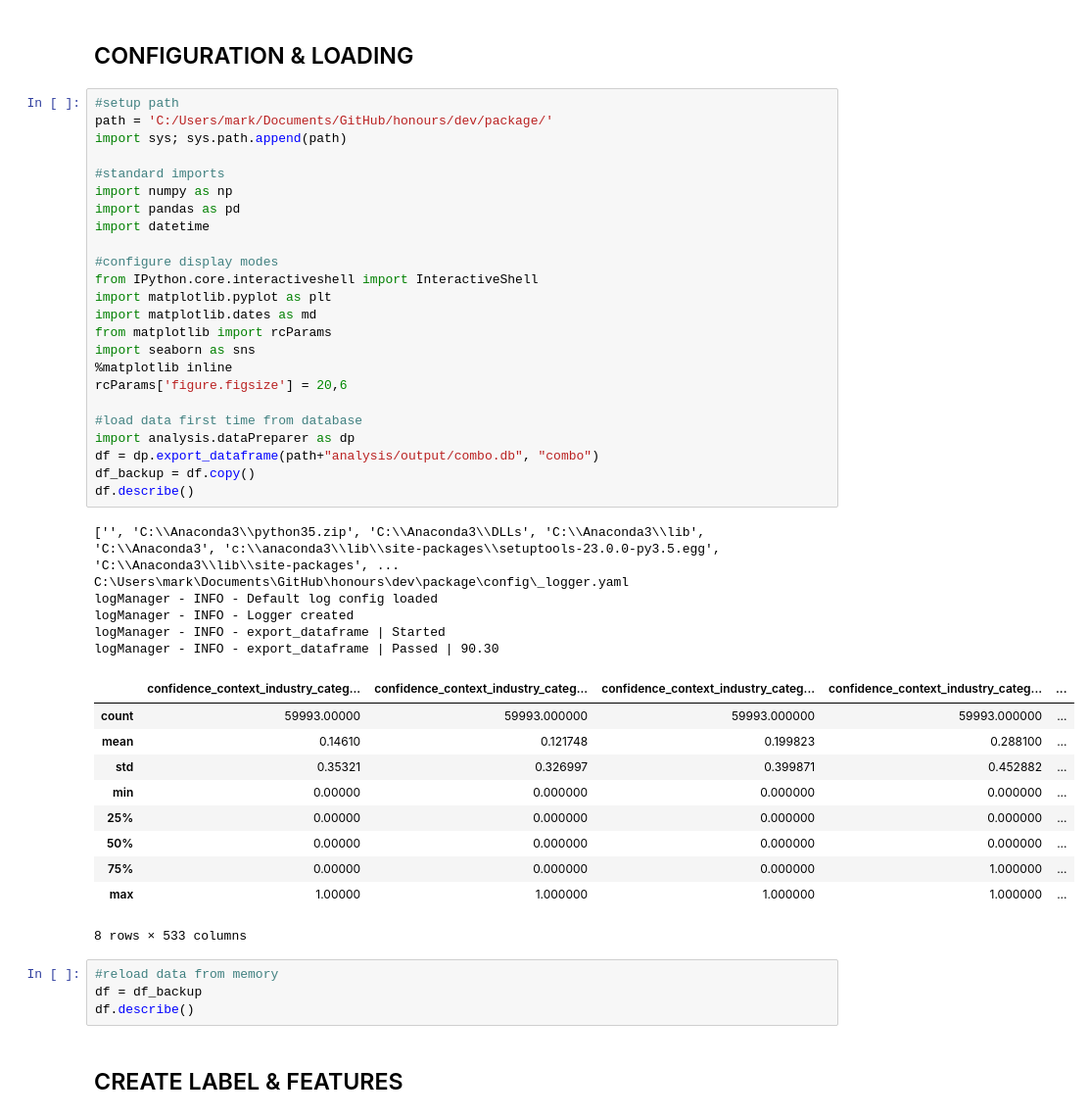
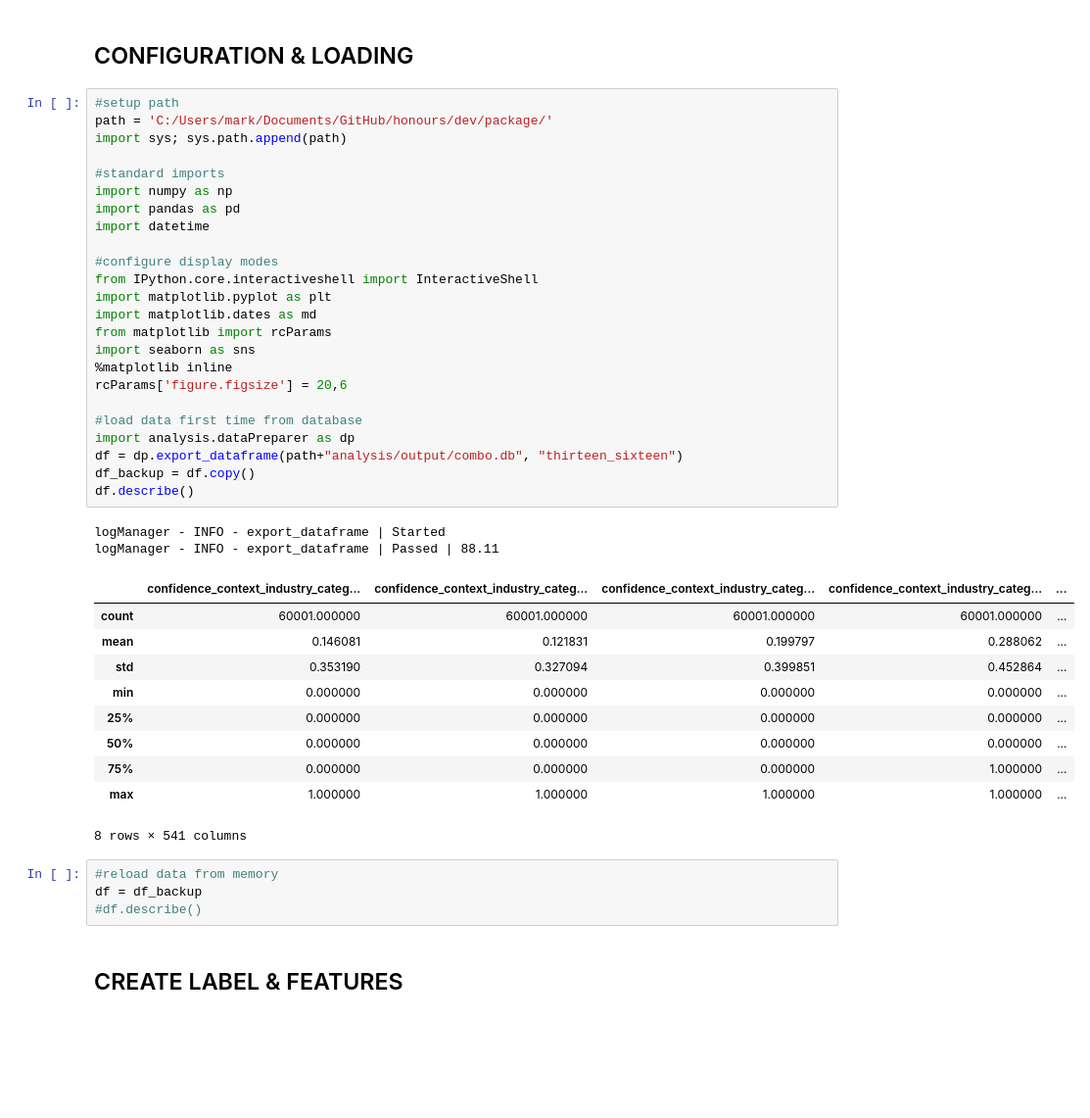
Before and after one commit to markshelton/autovc, a Jupyter notebook: dev/package/analysis/analysis.ipynb, the cells around one changed output. Shown at 98% size. Cells and saved outputs as stored; diff of their text form; blank space fills up the shorter version.

```diff
--- a/dev/package/analysis/analysis.ipynb
+++ b/dev/package/analysis/analysis.ipynb
@@ -3,48 +3,44 @@
 # %%
 #setup path
 path = 'C:/Users/mark/Documents/GitHub/honours/dev/package/'
 import sys; sys.path.append(path)
 
 #standard imports
 import numpy as np
 import pandas as pd
 import datetime
 
 #configure display modes
 from IPython.core.interactiveshell import InteractiveShell
 import matplotlib.pyplot as plt
 import matplotlib.dates as md
 from matplotlib import rcParams
 import seaborn as sns
 %matplotlib inline
 rcParams['figure.figsize'] = 20,6
 
 #load data first time from database
 import analysis.dataPreparer as dp
-df = dp.export_dataframe(path+"analysis/output/combo.db", "combo")
+df = dp.export_dataframe(path+"analysis/output/combo.db", "thirteen_sixteen")
 df_backup = df.copy()
 df.describe()
 # %% [output]
-['', 'C:\\Anaconda3\\python35.zip', 'C:\\Anaconda3\\DLLs', 'C:\\Anaconda3\\lib', 'C:\\Anaconda3', 'c:\\anaconda3\\lib\\site-packages\\setuptools-23.0.0-py3.5.egg', 'C:\\Anaconda3\\lib\\site-packages', ...
-C:\Users\mark\Documents\GitHub\honours\dev\package\config\_logger.yaml
-logManager - INFO - Default log config loaded
-logManager - INFO - Logger created
 logManager - INFO - export_dataframe | Started
-logManager - INFO - export_dataframe | Passed | 90.30
+logManager - INFO - export_dataframe | Passed | 88.11
 |  | confidence_context_industry_categ... | confidence_context_industry_categ... | confidence_context_industry_categ... | confidence_context_industry_categ... | ... |
-| count | 59993.00000 | 59993.000000 | 59993.000000 | 59993.000000 | ... |
-| mean | 0.14610 | 0.121748 | 0.199823 | 0.288100 | ... |
-| std | 0.35321 | 0.326997 | 0.399871 | 0.452882 | ... |
-| min | 0.00000 | 0.000000 | 0.000000 | 0.000000 | ... |
-| 25% | 0.00000 | 0.000000 | 0.000000 | 0.000000 | ... |
-| 50% | 0.00000 | 0.000000 | 0.000000 | 0.000000 | ... |
-| 75% | 0.00000 | 0.000000 | 0.000000 | 1.000000 | ... |
-| max | 1.00000 | 1.000000 | 1.000000 | 1.000000 | ... |
+| count | 60001.000000 | 60001.000000 | 60001.000000 | 60001.000000 | ... |
+| mean | 0.146081 | 0.121831 | 0.199797 | 0.288062 | ... |
+| std | 0.353190 | 0.327094 | 0.399851 | 0.452864 | ... |
+| min | 0.000000 | 0.000000 | 0.000000 | 0.000000 | ... |
+| 25% | 0.000000 | 0.000000 | 0.000000 | 0.000000 | ... |
+| 50% | 0.000000 | 0.000000 | 0.000000 | 0.000000 | ... |
+| 75% | 0.000000 | 0.000000 | 0.000000 | 1.000000 | ... |
+| max | 1.000000 | 1.000000 | 1.000000 | 1.000000 | ... |
-8 rows × 533 columns
+8 rows × 541 columns
 # %%
 #reload data from memory
 df = df_backup
-df.describe()
+#df.describe()
 # %% [markdown]
 ## CREATE LABEL & FEATURES
 # %%
```
Also changed, not shown: parts of 7 cells of this notebook, 2 other files.
